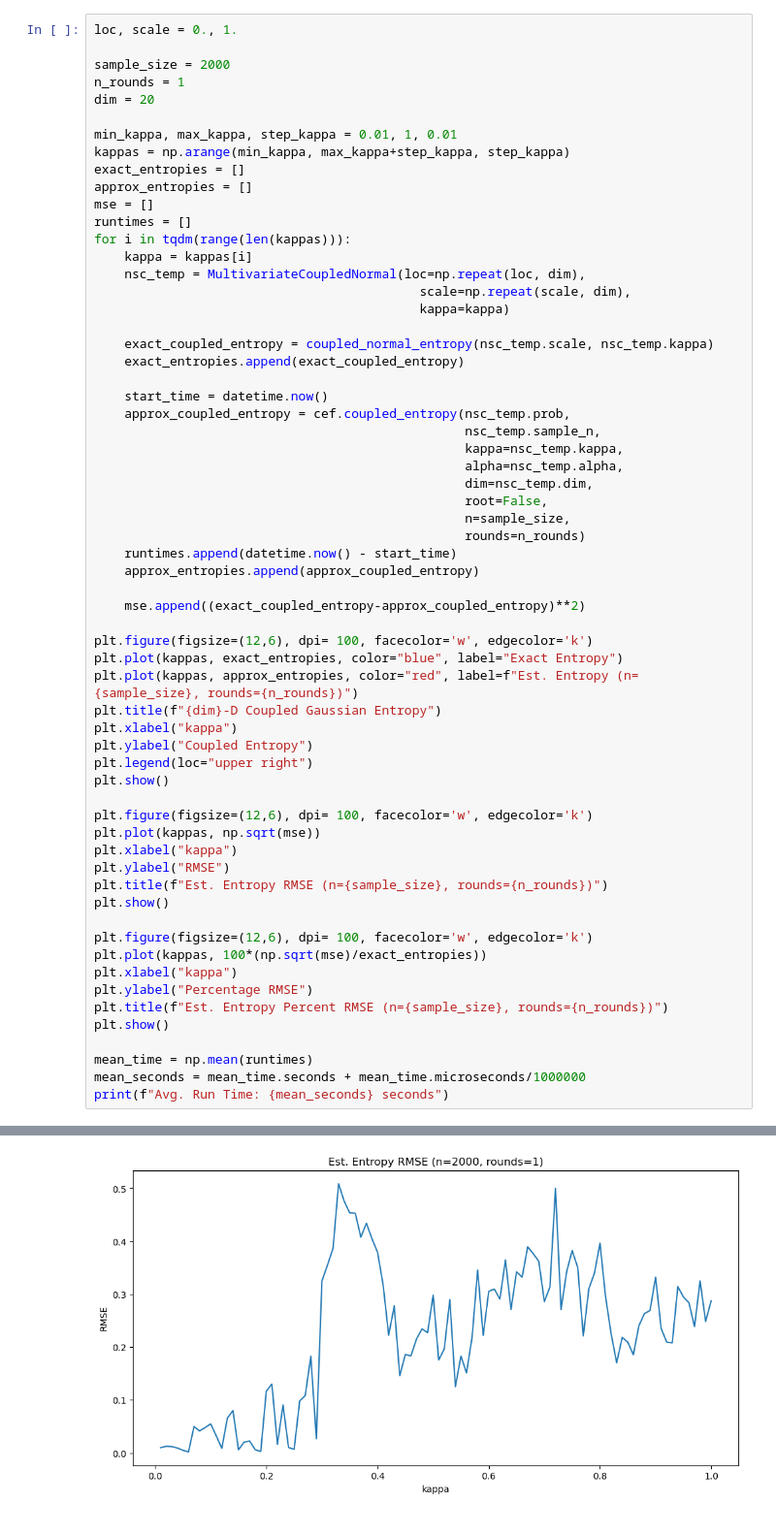
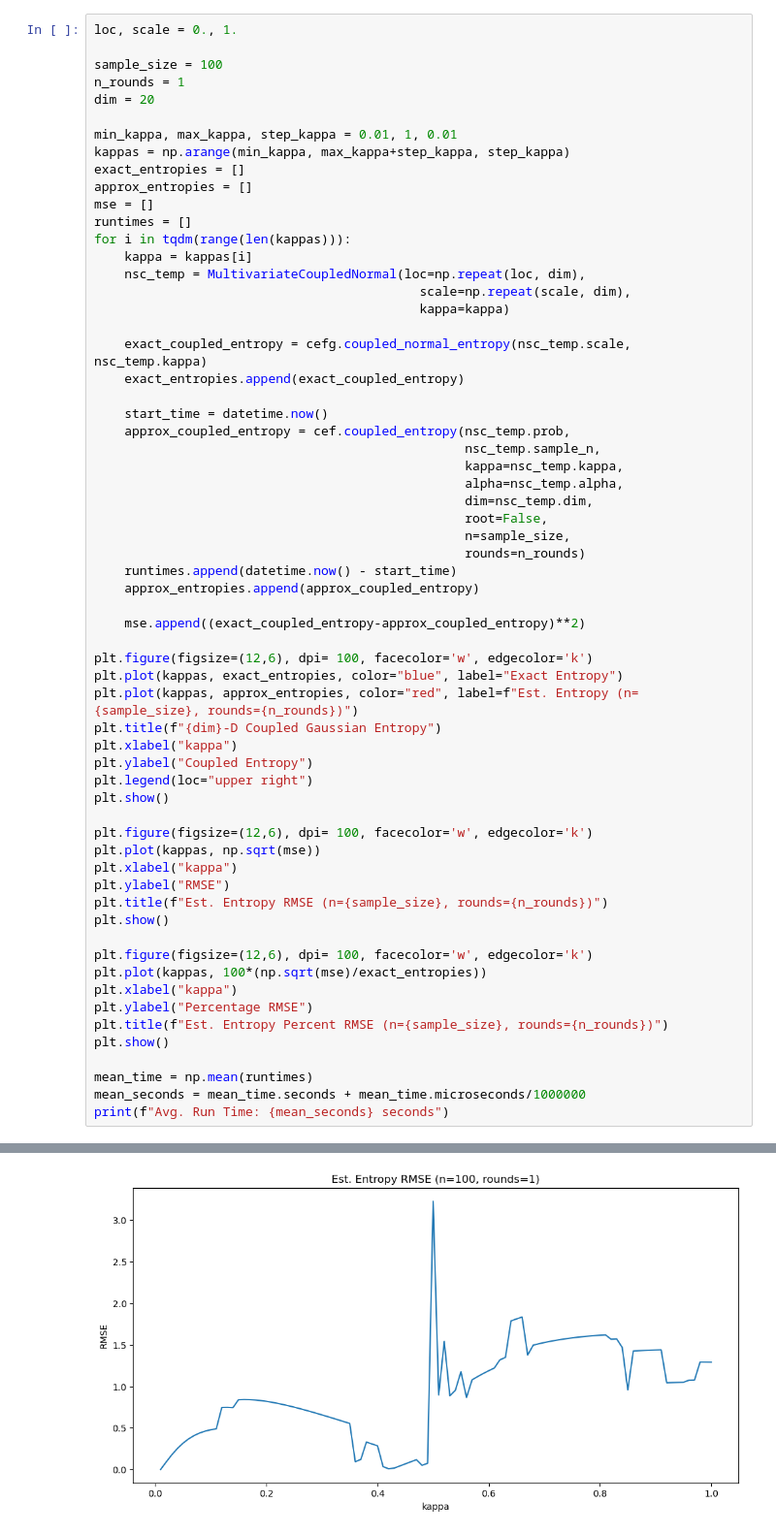
Before and after one commit to Photrek/Nonlinear-Statistical-Coupling, a Jupyter notebook: workspace/john/CoupledEntropyTesting.ipynb, the cells around one changed output, grey strips where cells are left out. Shown at 97% size. Saved outputs shown, nothing was run; the diff lists cells and outputs as text.

```diff
--- a/workspace/john/CoupledEntropyTesting.ipynb
+++ b/workspace/john/CoupledEntropyTesting.ipynb
@@ -13,7 +17,7 @@ Importing NSC lib v0.0.3.6.
 # %%
 loc, scale = 0., 1.
 
-sample_size = 2000
+sample_size = 100
 n_rounds = 1
 dim = 20
 
@@ -29,7 +33,7 @@ for i in tqdm(range(len(kappas))):
                                            scale=np.repeat(scale, dim),
                                            kappa=kappa)
 
-    exact_coupled_entropy = coupled_normal_entropy(nsc_temp.scale, nsc_temp.kappa)
+    exact_coupled_entropy = cefg.coupled_normal_entropy(nsc_temp.scale, nsc_temp.kappa)
     exact_entropies.append(exact_coupled_entropy)
 
     start_time = datetime.now()
@@ -77 +81 @@ print(f"Avg. Run Time: {mean_seconds} seconds")
-[figure, old version]
+[figure, new version]
```
Also changed, not shown: parts of 12 cells of this notebook, 12 other files.
